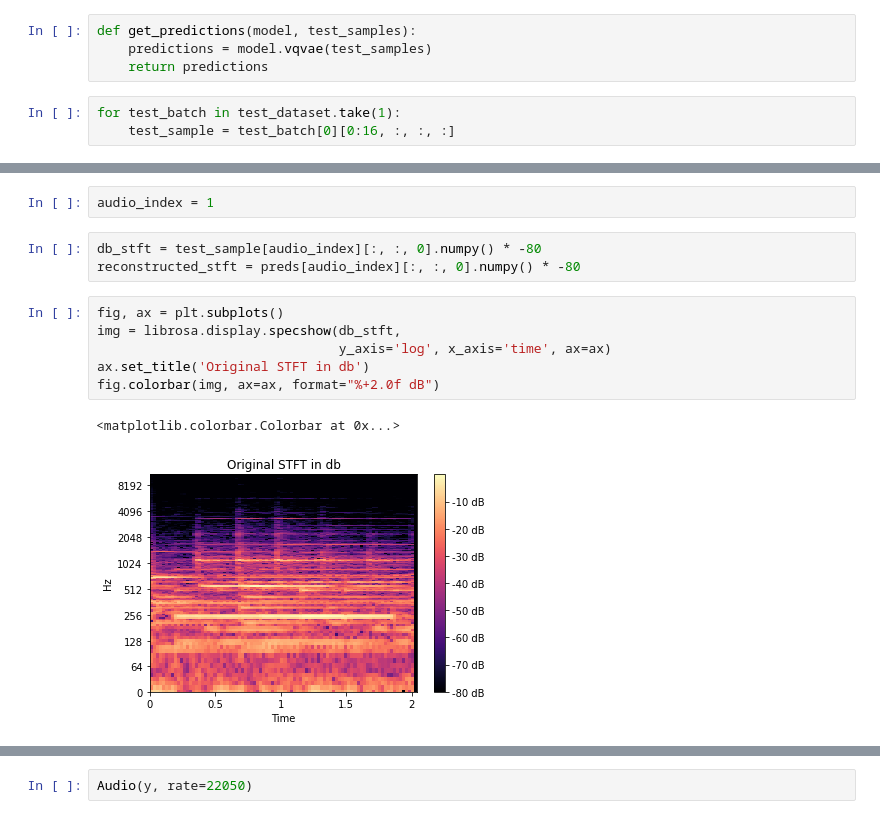
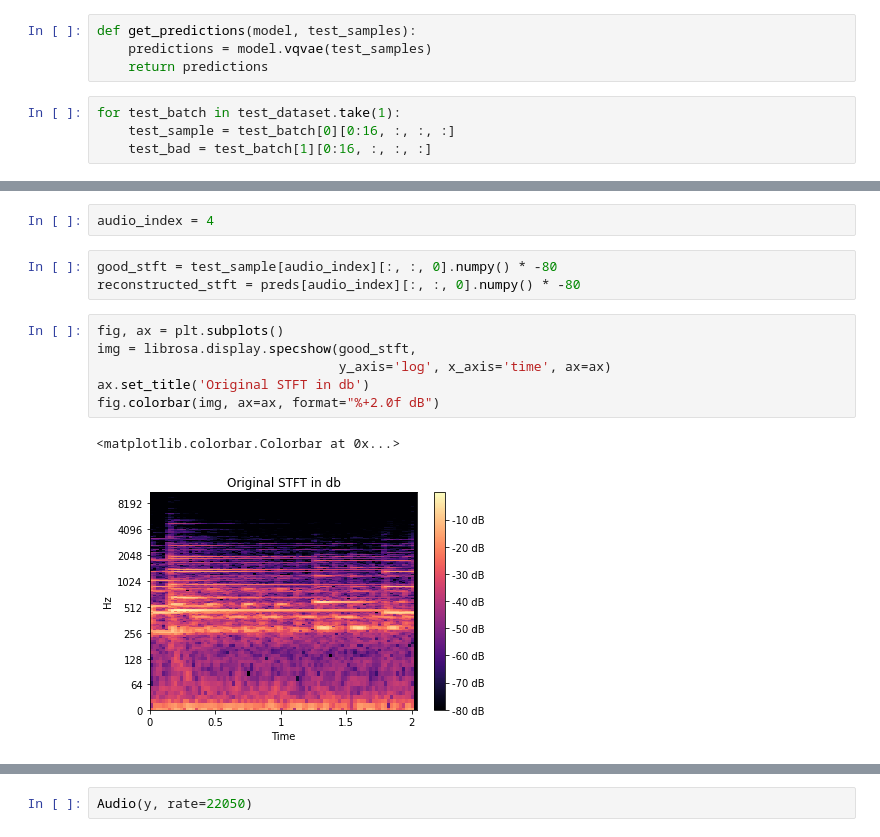
Before and after one commit to jrmylee/daniil, a Jupyter notebook: new_vae/STFT VQVae.ipynb, the cells around one changed output, grey strips where cells are left out. Cells and saved outputs as stored; diff of their text form.

```diff
--- a/new_vae/STFT VQVae.ipynb
+++ b/new_vae/STFT VQVae.ipynb
@@ -45,3 +46,4 @@ def get_predictions(model, test_samples):
 # %%
 for test_batch in test_dataset.take(1):
     test_sample = test_batch[0][0:16, :, :, :]
+    test_bad = test_batch[1][0:16, :, :, :]
@@ -54,14 +54,14 @@ preds = get_predictions(vqvae_trainer, test_sample)
 # %%
-audio_index = 1
+audio_index = 4
 # %%
-db_stft = test_sample[audio_index][:, :, 0].numpy() * -80
+good_stft = test_sample[audio_index][:, :, 0].numpy() * -80
 reconstructed_stft = preds[audio_index][:, :, 0].numpy() * -80
 # %%
 fig, ax = plt.subplots()
-img = librosa.display.specshow(db_stft,
+img = librosa.display.specshow(good_stft,
                                y_axis='log', x_axis='time', ax=ax)
 ax.set_title('Original STFT in db')
 fig.colorbar(img, ax=ax, format="%+2.0f dB")
 # %% [output]
 <matplotlib.colorbar.Colorbar at 0x...>
-[figure, old version]
+[figure, new version]
```
Also changed, not shown: parts of 8 cells of this notebook, 15 other files.
